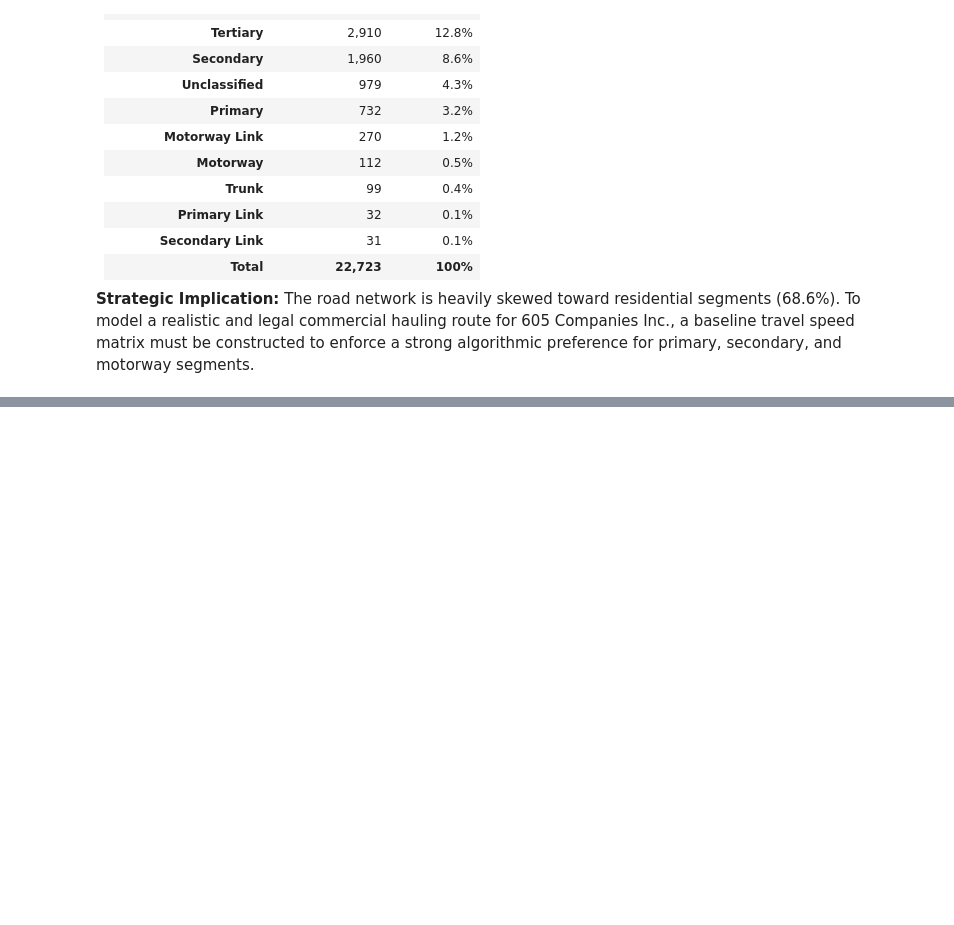
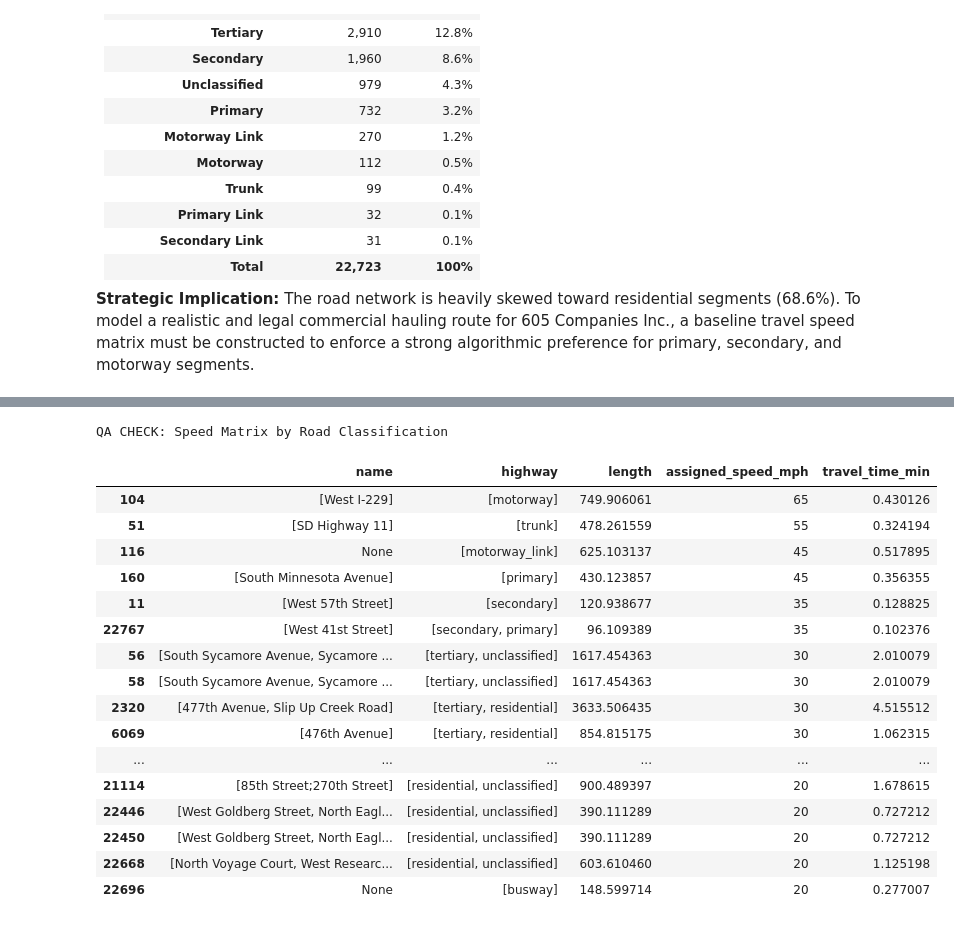
Before and after one commit to Elkay-Analytics-LLC/605-companies-inc-core-analytics-workspace, a Jupyter notebook: 605_Companies_Projects/01_haul_optimization.ipynb, the cells around one changed output, grey strips where cells are left out. Cells and saved outputs as stored; diff of their text form; code cells hidden in the pictures; blank space fills up the shorter version.

Commit message:
Feat: add Dijkstra explanation and speed logic

```diff
--- a/605_Companies_Projects/01_haul_optimization.ipynb
+++ b/605_Companies_Projects/01_haul_optimization.ipynb
@@ -105,0 +154,29 @@ Name: count, dtype: int64
+# %%
+# 1. Drop duplicates to keep exactly one example of every road classification
+verification_df = edges_gdf.drop_duplicates(subset=['highway']).copy()
+
+# 2. Sort by speed limit (fastest to slowest) to make it easy to read
+verification_df = verification_df.sort_values(by='assigned_speed_mph', ascending=False)
+
+# 3. Display the QA table
+print("QA CHECK: Speed Matrix by Road Classification")
+display(verification_df[['name', 'highway', 'length', 'assigned_speed_mph', 'travel_time_min']])
+# %% [output]
+QA CHECK: Speed Matrix by Road Classification
+|  | name | highway | length | assigned_speed_mph | travel_time_min |
+| 104 | [West I-229] | [motorway] | 749.906061 | 65 | 0.430126 |
+| 51 | [SD Highway 11] | [trunk] | 478.261559 | 55 | 0.324194 |
+| 116 | None | [motorway_link] | 625.103137 | 45 | 0.517895 |
+| 160 | [South Minnesota Avenue] | [primary] | 430.123857 | 45 | 0.356355 |
+| 11 | [West 57th Street] | [secondary] | 120.938677 | 35 | 0.128825 |
+| 22767 | [West 41st Street] | [secondary, primary] | 96.109389 | 35 | 0.102376 |
+| 56 | [South Sycamore Avenue, Sycamore ... | [tertiary, unclassified] | 1617.454363 | 30 | 2.010079 |
+| 58 | [South Sycamore Avenue, Sycamore ... | [tertiary, unclassified] | 1617.454363 | 30 | 2.010079 |
+| 2320 | [477th Avenue, Slip Up Creek Road] | [tertiary, residential] | 3633.506435 | 30 | 4.515512 |
+| 6069 | [476th Avenue] | [tertiary, residential] | 854.815175 | 30 | 1.062315 |
+| ... | ... | ... | ... | ... | ... |
+| 21114 | [85th Street;270th Street] | [residential, unclassified] | 900.489397 | 20 | 1.678615 |
+| 22446 | [West Goldberg Street, North Eagl... | [residential, unclassified] | 390.111289 | 20 | 0.727212 |
+| 22450 | [West Goldberg Street, North Eagl... | [residential, unclassified] | 390.111289 | 20 | 0.727212 |
+| 22668 | [North Voyage Court, West Researc... | [residential, unclassified] | 603.610460 | 20 | 1.125198 |
+| 22696 | None | [busway] | 148.599714 | 20 | 0.277007 |
```
Also changed, not shown: parts of 2 cells of this notebook.
